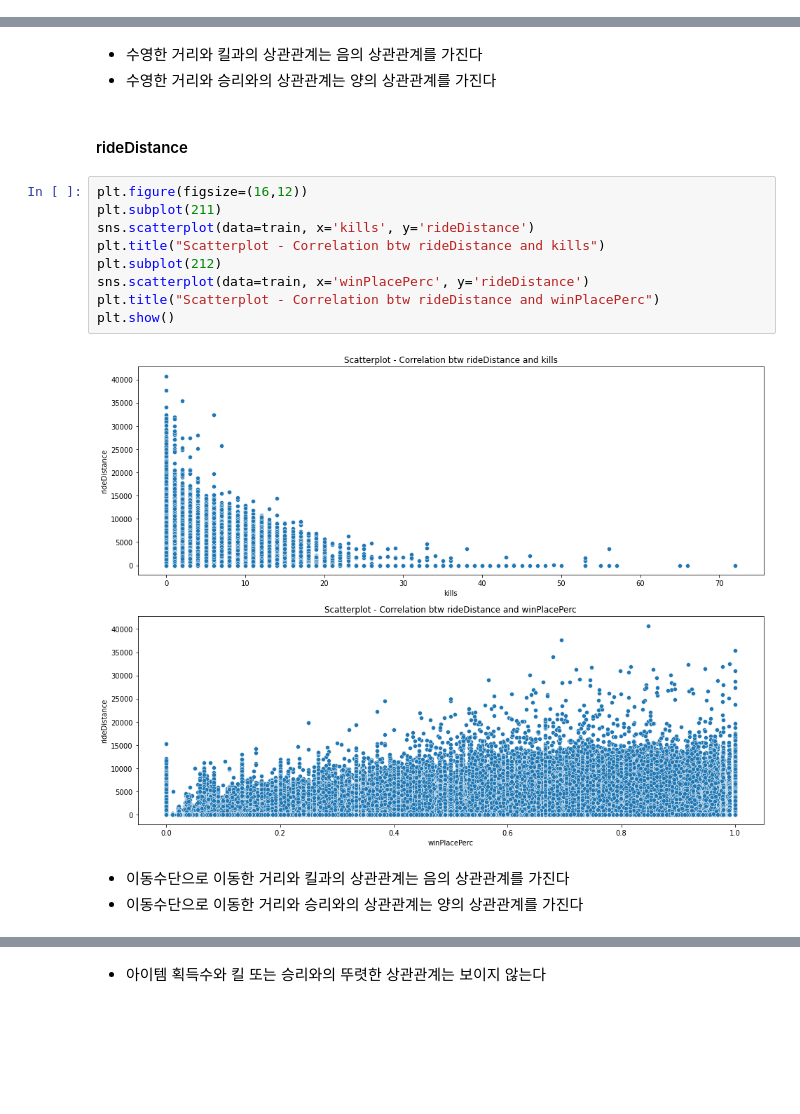
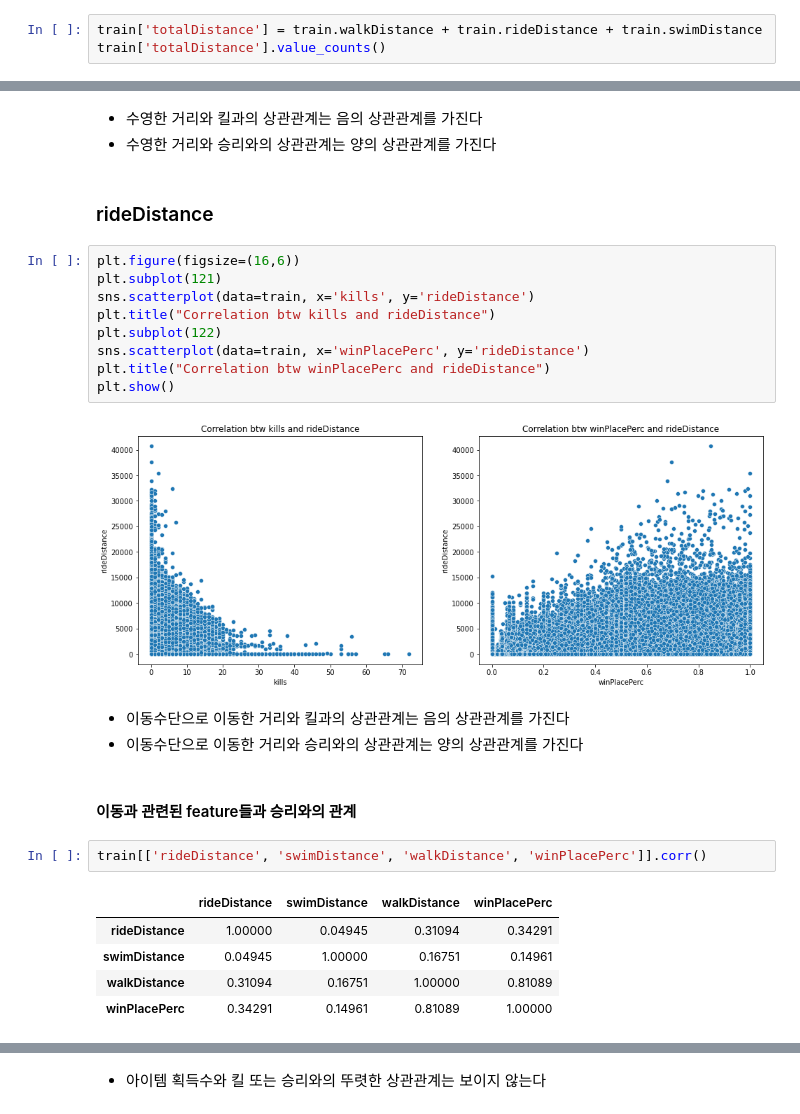
Before and after one commit to Modelling-project/pubg_modelling, a Jupyter notebook: PUBG_EDA_Final.ipynb, the cells around one changed output, grey strips where cells are left out. Drawn from its saved outputs; the diff is of its cells as text; blank space fills up the shorter version.

```diff
--- a/PUBG_EDA_Final.ipynb
+++ b/PUBG_EDA_Final.ipynb
@@ -854,0 +864,3 @@ train[['heals', 'boosts']].describe()
+# %%
+train['totalDistance'] = train.walkDistance + train.rideDistance + train.swimDistance
+train['totalDistance'].value_counts()
@@ -951,18 +1128,28 @@ plt.show()
 - 수영한 거리와 킬과의 상관관계는 음의 상관관계를 가진다
 - 수영한 거리와 승리와의 상관관계는 양의 상관관계를 가진다
 # %% [markdown]
-#### rideDistance
+### rideDistance
 # %%
-plt.figure(figsize=(16,12))
-plt.subplot(211)
+plt.figure(figsize=(16,6))
+plt.subplot(121)
 sns.scatterplot(data=train, x='kills', y='rideDistance')
-plt.title("Scatterplot - Correlation btw rideDistance and kills")
-plt.subplot(212)
+plt.title("Correlation btw kills and rideDistance")
+plt.subplot(122)
 sns.scatterplot(data=train, x='winPlacePerc', y='rideDistance')
-plt.title("Scatterplot - Correlation btw rideDistance and winPlacePerc")
+plt.title("Correlation btw winPlacePerc and rideDistance")
 plt.show()
 # %% [output]
-[figure, old version]
+[figure, new version]
 # %% [markdown]
 - 이동수단으로 이동한 거리와 킬과의 상관관계는 음의 상관관계를 가진다
 - 이동수단으로 이동한 거리와 승리와의 상관관계는 양의 상관관계를 가진다
+# %% [markdown]
+#### 이동과 관련된 feature들과 승리와의 관계
+# %%
+train[['rideDistance', 'swimDistance', 'walkDistance', 'winPlacePerc']].corr()
+# %% [output]
+|  | rideDistance | swimDistance | walkDistance | winPlacePerc |
+| rideDistance | 1.00000 | 0.04945 | 0.31094 | 0.34291 |
+| swimDistance | 0.04945 | 1.00000 | 0.16751 | 0.14961 |
+| walkDistance | 0.31094 | 0.16751 | 1.00000 | 0.81089 |
+| winPlacePerc | 0.34291 | 0.14961 | 0.81089 | 1.00000 |
```
Also changed, not shown: parts of 157 cells of this notebook.
